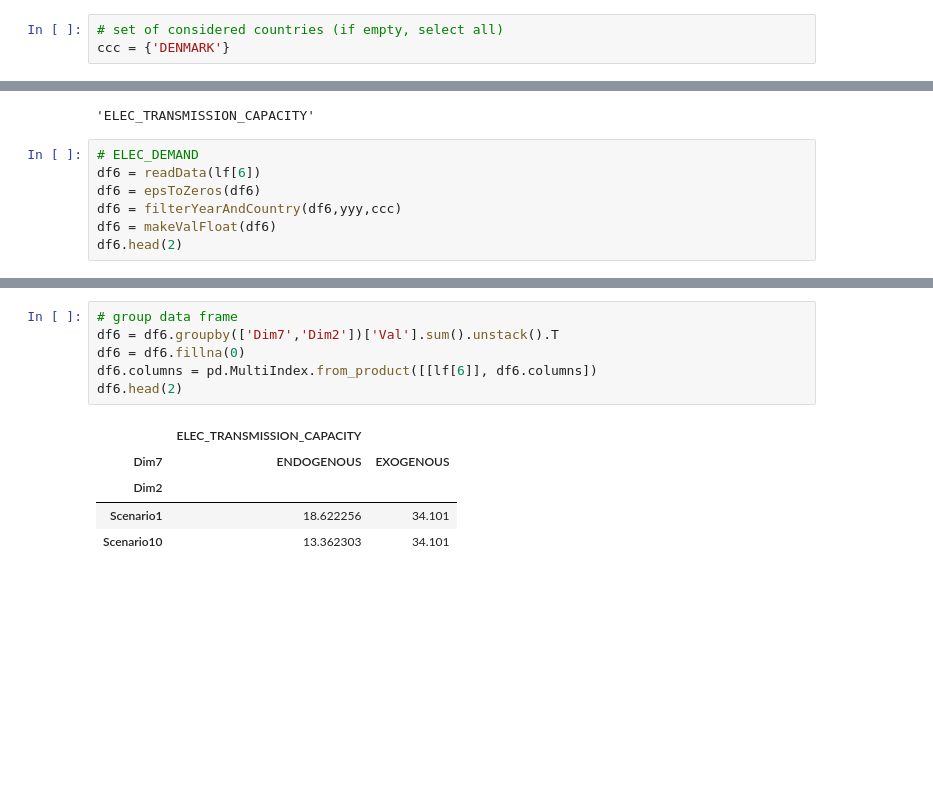
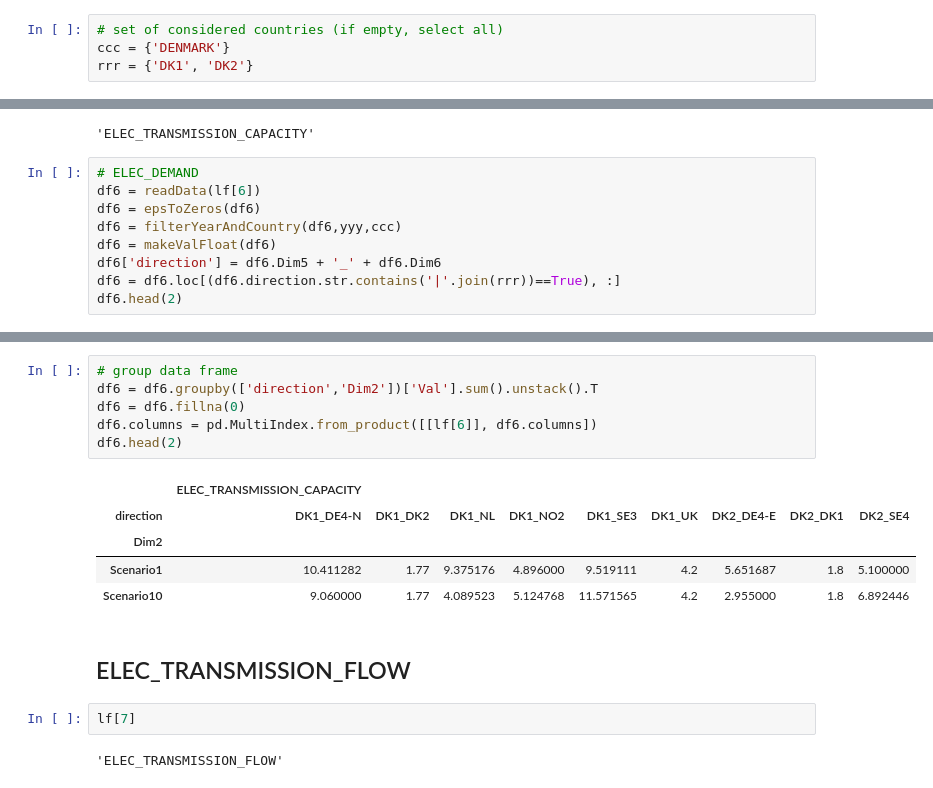
Before and after one commit to tilseb/flexsus, a Jupyter notebook: processing.ipynb, the cells around one changed output, grey strips where cells are left out. Drawn from its saved outputs; the diff is of its cells as text; blank space fills up the shorter version.

```diff
--- a/processing.ipynb
+++ b/processing.ipynb
@@ -38,6 +38,7 @@ for i in dirs:
 # %%
 # set of considered countries (if empty, select all)
 ccc = {'DENMARK'}
+rrr = {'DK1', 'DK2'}
 # %%
 # set of years (if empty, select all)
 yyy = {}  # 2025, 2035, 2045
@@ -278,5 +279,7 @@ df6 = readData(lf[6])
 df6 = epsToZeros(df6)
 df6 = filterYearAndCountry(df6,yyy,ccc)
 df6 = makeValFloat(df6)
+df6['direction'] = df6.Dim5 + '_' + df6.Dim6
+df6 = df6.loc[(df6.direction.str.contains('|'.join(rrr))==True), :]
 df6.head(2)
 # %% [output]
@@ -286,12 +289,18 @@ df6.head(2)
 # %%
 # group data frame
-df6 = df6.groupby(['Dim7','Dim2'])['Val'].sum().unstack().T
+df6 = df6.groupby(['direction','Dim2'])['Val'].sum().unstack().T
 df6 = df6.fillna(0)
 df6.columns = pd.MultiIndex.from_product([[lf[6]], df6.columns])
 df6.head(2)
 # %% [output]
-|  | ELEC_TRANSMISSION_CAPACITY |  |
-| Dim7 | ENDOGENOUS | EXOGENOUS |
-| Dim2 |  |  |
-| Scenario1 | 18.622256 | 34.101 |
-| Scenario10 | 13.362303 | 34.101 |
+|  | ELEC_TRANSMISSION_CAPACITY |  |  |  |  |  |  |  |  |
+| direction | DK1_DE4-N | DK1_DK2 | DK1_NL | DK1_NO2 | DK1_SE3 | DK1_UK | DK2_DE4-E | DK2_DK1 | DK2_SE4 |
+| Dim2 |  |  |  |  |  |  |  |  |  |
+| Scenario1 | 10.411282 | 1.77 | 9.375176 | 4.896000 | 9.519111 | 4.2 | 5.651687 | 1.8 | 5.100000 |
+| Scenario10 | 9.060000 | 1.77 | 4.089523 | 5.124768 | 11.571565 | 4.2 | 2.955000 | 1.8 | 6.892446 |
+# %% [markdown]
+## ELEC_TRANSMISSION_FLOW
+# %%
+lf[7]
+# %% [output]
+'ELEC_TRANSMISSION_FLOW'
```
Also changed, not shown: parts of 50 cells of this notebook.
